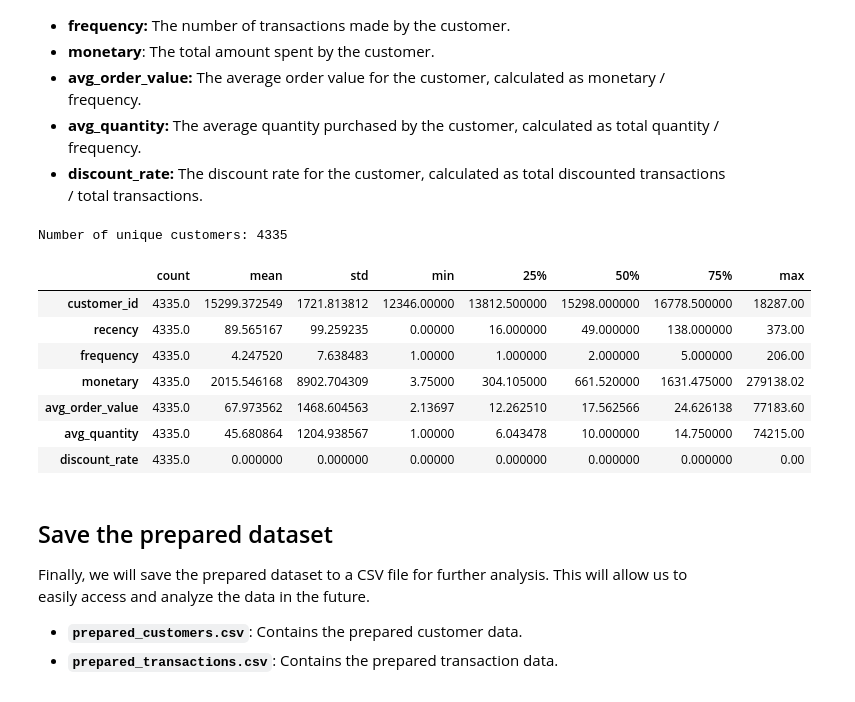
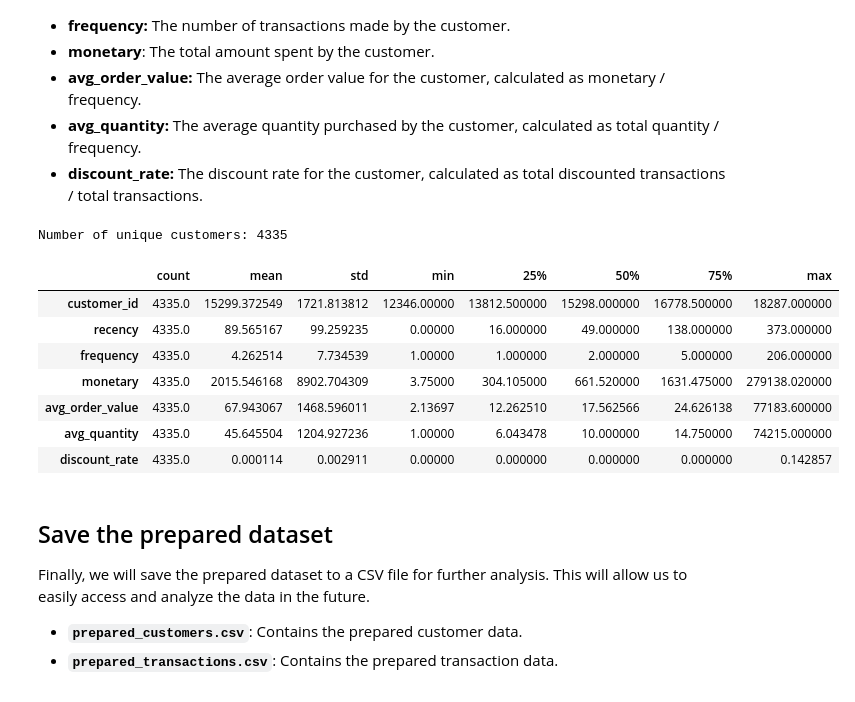
Before and after one commit to manudeveloper2023/Customer-Segmentation-RFM-Analysis, a Jupyter notebook: notebooks/03_data_preparation.ipynb, the cells around one changed output. Cells and saved outputs as stored; diff of their text form; code cells hidden in the pictures.

Commit message:
refactoring(data-prepared): update prepared_customers.csv with revised metrics and adjust execution counts in 03_data_preparation.ipynb

```diff
--- a/notebooks/03_data_preparation.ipynb
+++ b/notebooks/03_data_preparation.ipynb
@@ -240,29 +240,37 @@ We'll build a customer-level dataset by aggregating the transaction-level data.
 - **avg_quantity:** The average quantity purchased by the customer, calculated as total quantity / frequency.
 - **discount_rate:** The discount rate for the customer, calculated as total discounted transactions / total transactions.
 # %%
-customers = df[df['valid_transaction'] == True].groupby("customer_id").agg(
-    recency=("days_since_last_purchase", "min"),
-    frequency=("invoice", "nunique"),
-    monetary=("total_price", "sum"),
-    avg_order_value=("total_price", "mean"),
-    avg_quantity=("quantity", "mean"),
-    discount_rate=("is_discounted", "mean"),
-).reset_index()
+customers = (
+    df[
+        (df["valid_transaction"] == True) |
+        (df["is_discounted"] == True)
+    ]
+    .groupby("customer_id")
+    .agg(
+        recency=("days_since_last_purchase", "min"),
+        frequency=("invoice", "nunique"),
+        monetary=("total_price", "sum"),
+        avg_order_value=("total_price", "mean"),
+        avg_quantity=("quantity", "mean"),
+        discount_rate=("is_discounted", "mean"),
+    )
+    .reset_index()
+)
 
+customers["recency"] = customers["recency"].astype(int)
 
 print(f"Number of unique customers: {customers['customer_id'].nunique()}")
-
 customers.describe().T
 # %% [output]
 Number of unique customers: 4335
 |  | count | mean | std | min | 25% | 50% | 75% | max |
-| customer_id | 4335.0 | 15299.372549 | 1721.813812 | 12346.00000 | 13812.500000 | 15298.000000 | 16778.500000 | 18287.00 |
-| recency | 4335.0 | 89.565167 | 99.259235 | 0.00000 | 16.000000 | 49.000000 | 138.000000 | 373.00 |
-| frequency | 4335.0 | 4.247520 | 7.638483 | 1.00000 | 1.000000 | 2.000000 | 5.000000 | 206.00 |
-| monetary | 4335.0 | 2015.546168 | 8902.704309 | 3.75000 | 304.105000 | 661.520000 | 1631.475000 | 279138.02 |
-| avg_order_value | 4335.0 | 67.973562 | 1468.604563 | 2.13697 | 12.262510 | 17.562566 | 24.626138 | 77183.60 |
-| avg_quantity | 4335.0 | 45.680864 | 1204.938567 | 1.00000 | 6.043478 | 10.000000 | 14.750000 | 74215.00 |
-| discount_rate | 4335.0 | 0.000000 | 0.000000 | 0.00000 | 0.000000 | 0.000000 | 0.000000 | 0.00 |
+| customer_id | 4335.0 | 15299.372549 | 1721.813812 | 12346.00000 | 13812.500000 | 15298.000000 | 16778.500000 | 18287.000000 |
+| recency | 4335.0 | 89.565167 | 99.259235 | 0.00000 | 16.000000 | 49.000000 | 138.000000 | 373.000000 |
+| frequency | 4335.0 | 4.262514 | 7.734539 | 1.00000 | 1.000000 | 2.000000 | 5.000000 | 206.000000 |
+| monetary | 4335.0 | 2015.546168 | 8902.704309 | 3.75000 | 304.105000 | 661.520000 | 1631.475000 | 279138.020000 |
+| avg_order_value | 4335.0 | 67.943067 | 1468.596011 | 2.13697 | 12.262510 | 17.562566 | 24.626138 | 77183.600000 |
+| avg_quantity | 4335.0 | 45.645504 | 1204.927236 | 1.00000 | 6.043478 | 10.000000 | 14.750000 | 74215.000000 |
+| discount_rate | 4335.0 | 0.000114 | 0.002911 | 0.00000 | 0.000000 | 0.000000 | 0.000000 | 0.142857 |
 # %% [markdown]
 ## Save the prepared dataset
 
```
Also changed, not shown: 1 other file.
